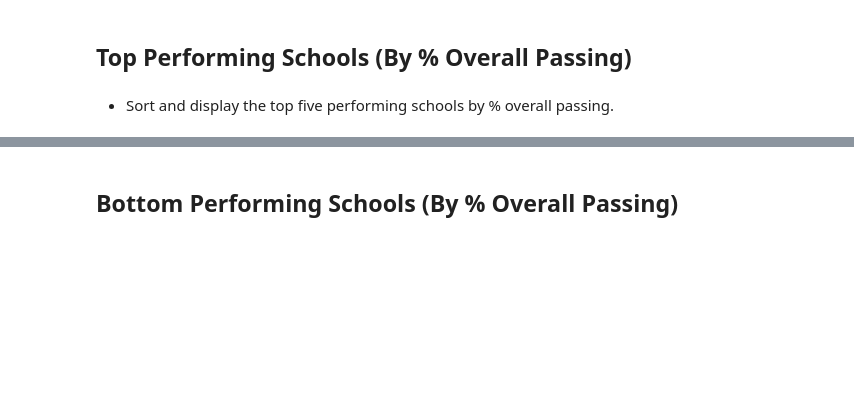
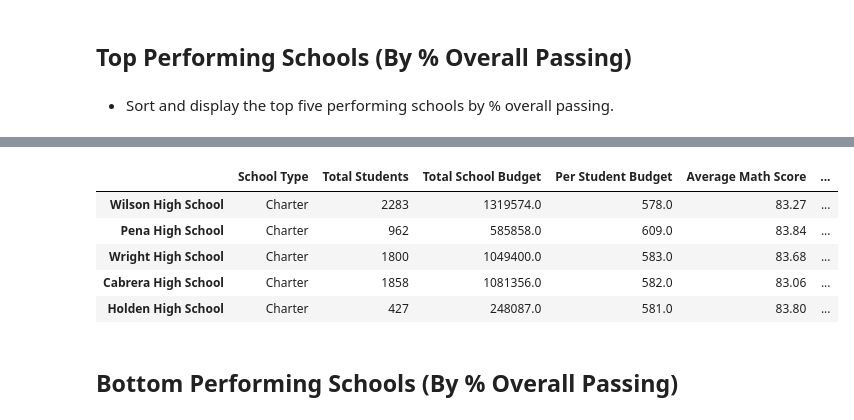
Before and after one commit to zetaum/pandas-challenge, a Jupyter notebook: PyCitySchools/PyCitySchools_starter.ipynb, the cells around one changed output, grey strips where cells are left out. Cells and saved outputs as stored; diff of their text form; code cells hidden in the pictures; blank space fills up the shorter version.

Commit message:
add top performing schools

```diff
--- a/PyCitySchools/PyCitySchools_starter.ipynb
+++ b/PyCitySchools/PyCitySchools_starter.ipynb
@@ -403,3 +395,14 @@ school_summary_df
+# %%
+#top five performing schools by % overall passing
+top_performing_schools = school_summary_df.sort_values(["% Overall Passing"],ascending = False).head(5)
+top_performing_schools
+# %% [output]
+|  | School Type | Total Students | Total School Budget | Per Student Budget | Average Math Score | ... |
+| Wilson High School | Charter | 2283 | 1319574.0 | 578.0 | 83.27 | ... |
+| Pena High School | Charter | 962 | 585858.0 | 609.0 | 83.84 | ... |
+| Wright High School | Charter | 1800 | 1049400.0 | 583.0 | 83.68 | ... |
+| Cabrera High School | Charter | 1858 | 1081356.0 | 582.0 | 83.06 | ... |
+| Holden High School | Charter | 427 | 248087.0 | 581.0 | 83.80 | ... |
 # %% [markdown]
 ## Bottom Performing Schools (By % Overall Passing)
 # %% [markdown]
```
Also changed, not shown: parts of 1 cell of this notebook.
